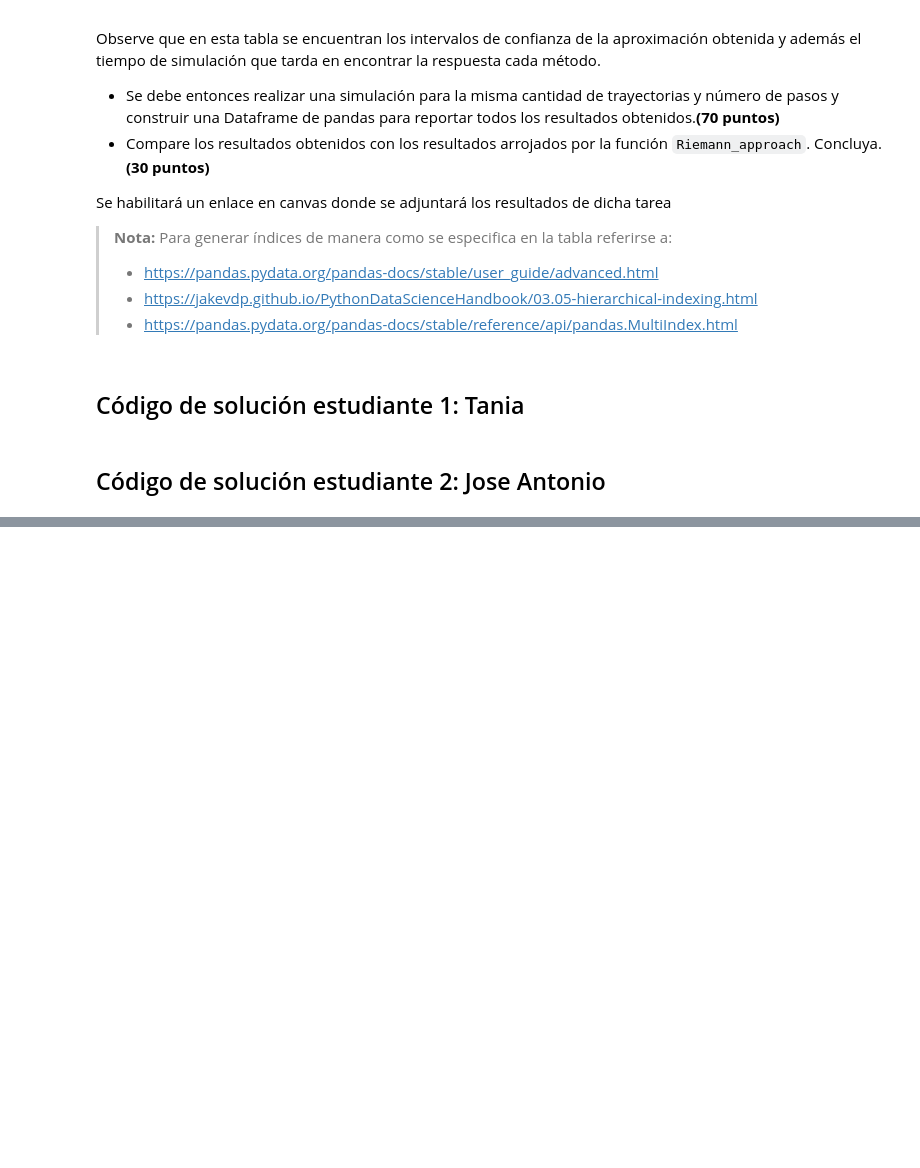
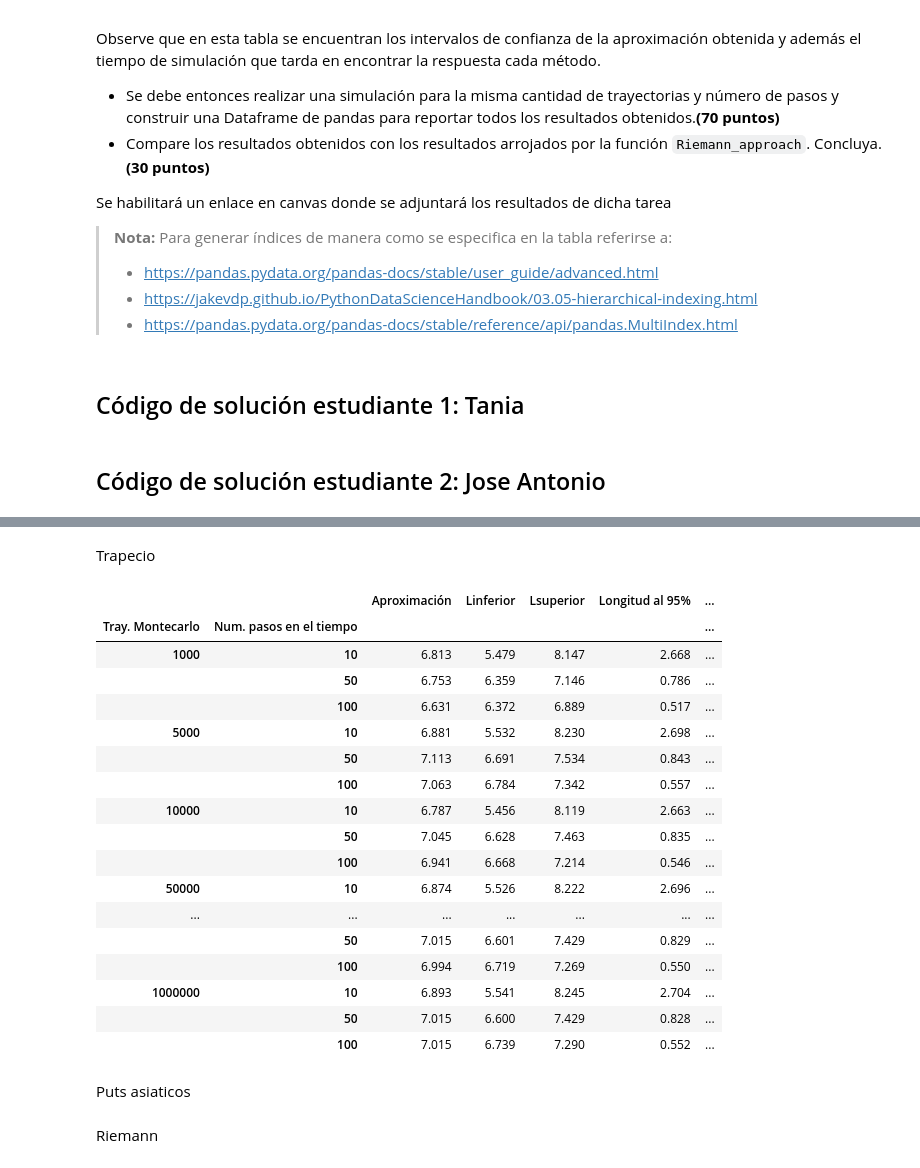
Before and after one commit to SebasGlez2000/Tarea9_TBell_JAContreras, a Jupyter notebook: Tarea9_TBell_JAContreras_SGonzalez.ipynb, the cells around one changed output, grey strips where cells are left out. Cells and saved outputs as stored; diff of their text form; code cells hidden in the pictures; blank space fills up the shorter version.

```diff
--- a/Tarea9_TBell_JAContreras_SGonzalez.ipynb
+++ b/Tarea9_TBell_JAContreras_SGonzalez.ipynb
@@ -36,0 +248,33 @@ Se habilitará un enlace en canvas donde se adjuntará los resultados de dicha t
+# %% [markdown]
+Trapecio
+# %%
+sim_trapeze_call = [[Trapeze_approach(K, r, S0, j, i, sigma, T, 'Call', 0.95) for i in N_step_sim] for j in N_traj_sim]
+# %%
+data_call_trapeze = pd.DataFrame(get_matrix_values(sim_trapeze_call),
+                                 columns=['Aproximación', 'Linferior', 'Lsuperior', 'Longitud al 95%', 'Tiempo en segundos'],
+                                 index=pd.MultiIndex.from_arrays(index, names=('Tray. Montecarlo', 'Num. pasos en el tiempo')))
+pd.options.display.max_rows = None
+data_call_trapeze
+# %% [output]
+|  |  | Aproximación | Linferior | Lsuperior | Longitud al 95% | ... |
+| Tray. Montecarlo | Num. pasos en el tiempo |  |  |  |  | ... |
+| 1000 | 10 | 6.813 | 5.479 | 8.147 | 2.668 | ... |
+|  | 50 | 6.753 | 6.359 | 7.146 | 0.786 | ... |
+|  | 100 | 6.631 | 6.372 | 6.889 | 0.517 | ... |
+| 5000 | 10 | 6.881 | 5.532 | 8.230 | 2.698 | ... |
+|  | 50 | 7.113 | 6.691 | 7.534 | 0.843 | ... |
+|  | 100 | 7.063 | 6.784 | 7.342 | 0.557 | ... |
+| 10000 | 10 | 6.787 | 5.456 | 8.119 | 2.663 | ... |
+|  | 50 | 7.045 | 6.628 | 7.463 | 0.835 | ... |
+|  | 100 | 6.941 | 6.668 | 7.214 | 0.546 | ... |
+| 50000 | 10 | 6.874 | 5.526 | 8.222 | 2.696 | ... |
+| ... | ... | ... | ... | ... | ... | ... |
+|  | 50 | 7.015 | 6.601 | 7.429 | 0.829 | ... |
+|  | 100 | 6.994 | 6.719 | 7.269 | 0.550 | ... |
+| 1000000 | 10 | 6.893 | 5.541 | 8.245 | 2.704 | ... |
+|  | 50 | 7.015 | 6.600 | 7.429 | 0.828 | ... |
+|  | 100 | 7.015 | 6.739 | 7.290 | 0.552 | ... |
+# %% [markdown]
+Puts asiaticos
+# %% [markdown]
+Riemann
```
Also changed, not shown: parts of 16 cells of this notebook.
